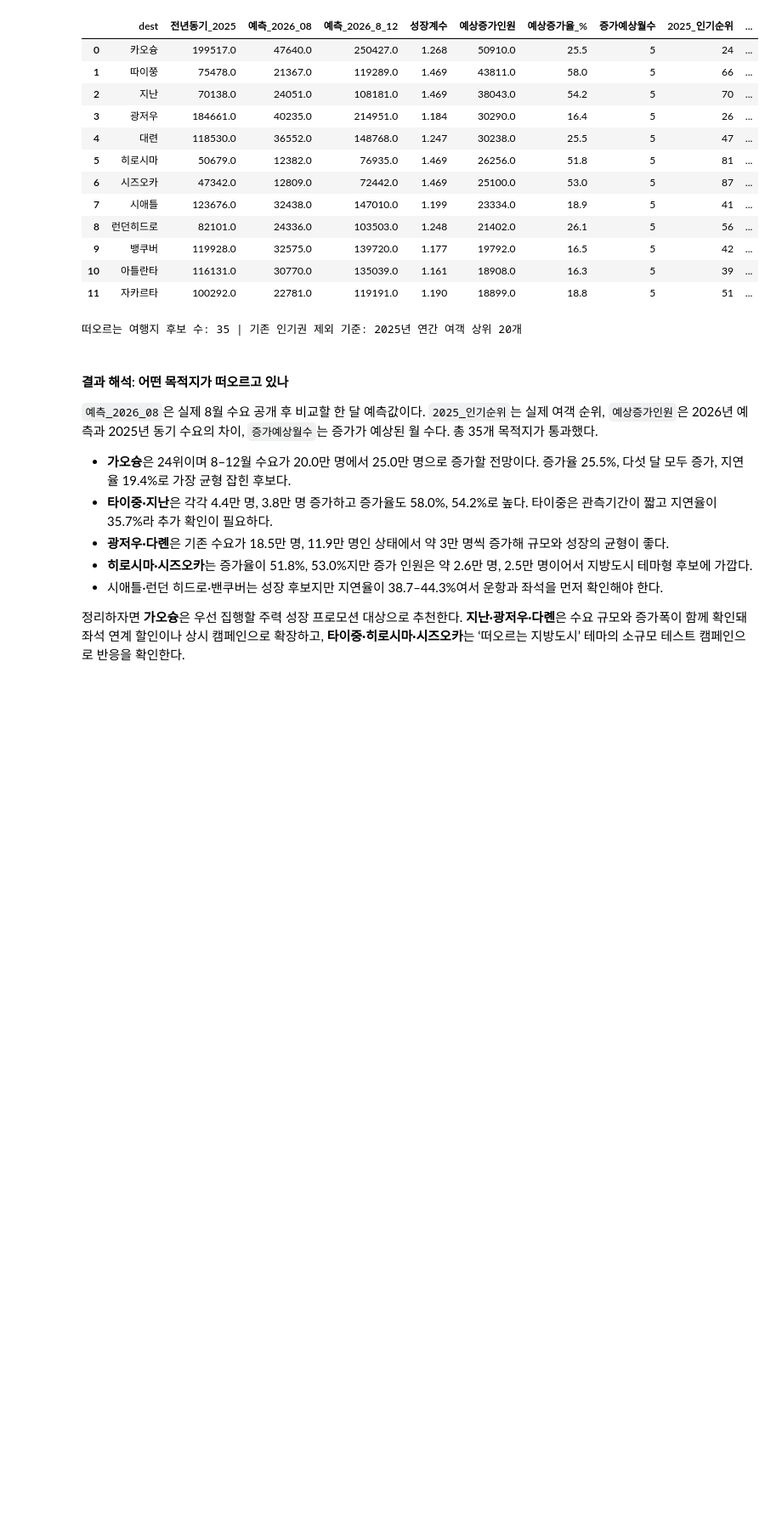
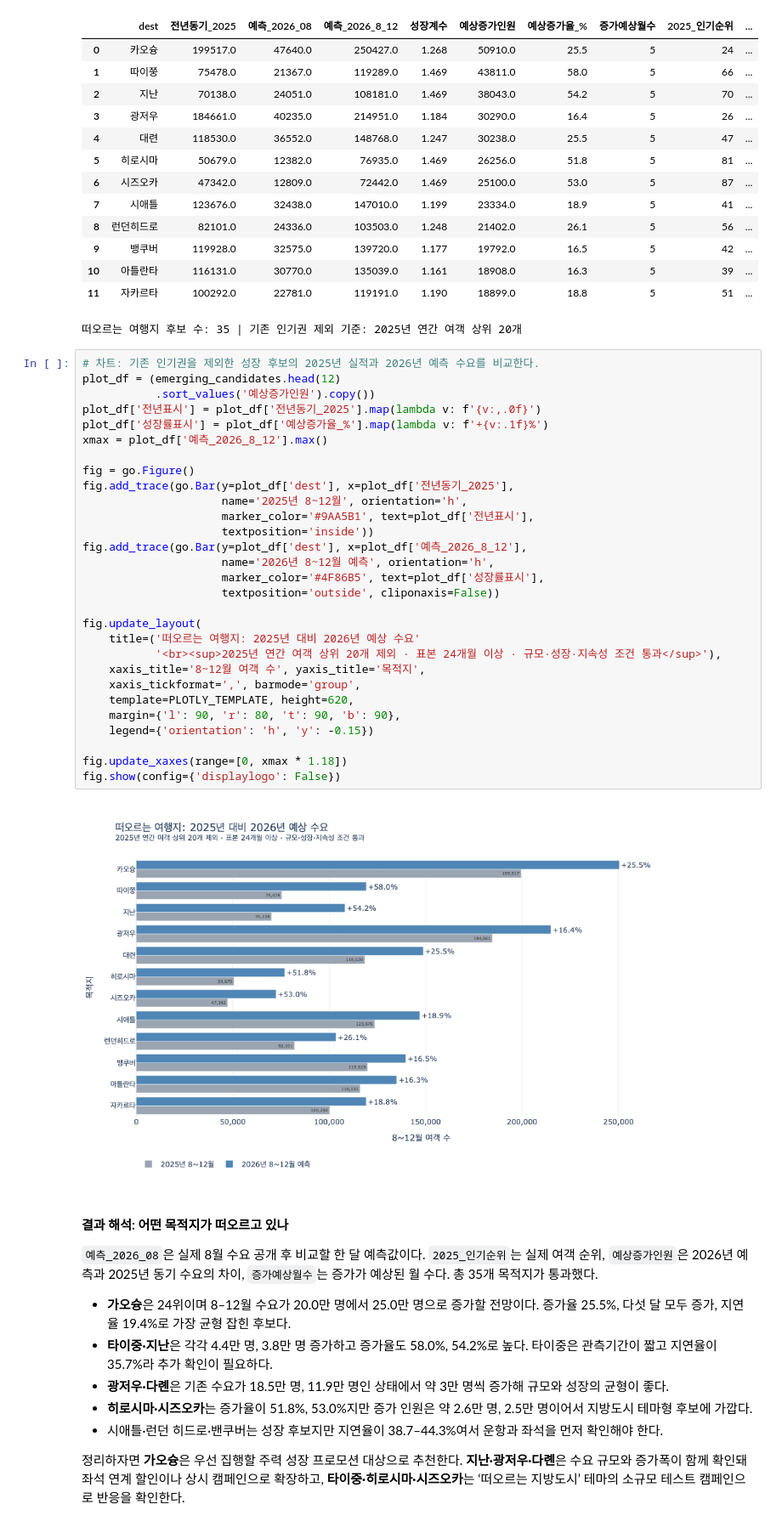
Before and after one commit to kth530/korea_outbound_travel_analysis, a Jupyter notebook: notebooks/05_demand_forecast.ipynb, the cells around one changed output. Shown at 85% size. Cells and saved outputs as stored; diff of their text form; blank space fills up the shorter version.

```diff
--- a/notebooks/05_demand_forecast.ipynb
+++ b/notebooks/05_demand_forecast.ipynb
@@ -1778,6 +1865,37 @@ print('떠오르는 여행지 후보 수:', len(emerging_candidates),
 | 10 | 아틀란타 | 116131.0 | 30770.0 | 135039.0 | 1.161 | 18908.0 | 16.3 | 5 | 39 | ... |
 | 11 | 자카르타 | 100292.0 | 22781.0 | 119191.0 | 1.190 | 18899.0 | 18.8 | 5 | 51 | ... |
 떠오르는 여행지 후보 수: 35 | 기존 인기권 제외 기준: 2025년 연간 여객 상위 20개
+# %%
+# 차트: 기존 인기권을 제외한 성장 후보의 2025년 실적과 2026년 예측 수요를 비교한다.
+plot_df = (emerging_candidates.head(12)
+           .sort_values('예상증가인원').copy())
+plot_df['전년표시'] = plot_df['전년동기_2025'].map(lambda v: f'{v:,.0f}')
+plot_df['성장률표시'] = plot_df['예상증가율_%'].map(lambda v: f'+{v:.1f}%')
+xmax = plot_df['예측_2026_8_12'].max()
+
+fig = go.Figure()
+fig.add_trace(go.Bar(y=plot_df['dest'], x=plot_df['전년동기_2025'],
+                     name='2025년 8~12월', orientation='h',
+                     marker_color='#9AA5B1', text=plot_df['전년표시'],
+                     textposition='inside'))
+fig.add_trace(go.Bar(y=plot_df['dest'], x=plot_df['예측_2026_8_12'],
+                     name='2026년 8~12월 예측', orientation='h',
+                     marker_color='#4F86B5', text=plot_df['성장률표시'],
+                     textposition='outside', cliponaxis=False))
+
+fig.update_layout(
+    title=('떠오르는 여행지: 2025년 대비 2026년 예상 수요'
+           '<br><sup>2025년 연간 여객 상위 20개 제외 · 표본 24개월 이상 · 규모·성장·지속성 조건 통과</sup>'),
+    xaxis_title='8~12월 여객 수', yaxis_title='목적지',
+    xaxis_tickformat=',', barmode='group',
+    template=PLOTLY_TEMPLATE, height=620,
+    margin={'l': 90, 'r': 80, 't': 90, 'b': 90},
+    legend={'orientation': 'h', 'y': -0.15})
+
+fig.update_xaxes(range=[0, xmax * 1.18])
+fig.show(config={'displaylogo': False})
+# %% [output]
+[figure, added]
 # %% [markdown]
 #### 결과 해석: 어떤 목적지가 떠오르고 있나
 
```
Also changed, not shown: parts of 3 cells of this notebook, 2 other files.
